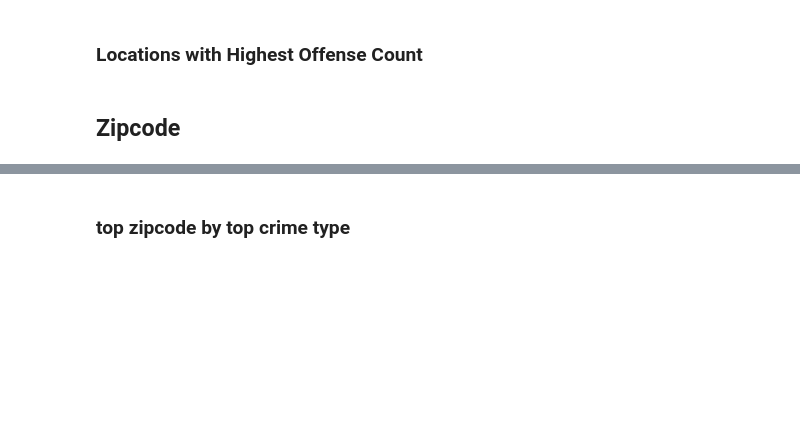
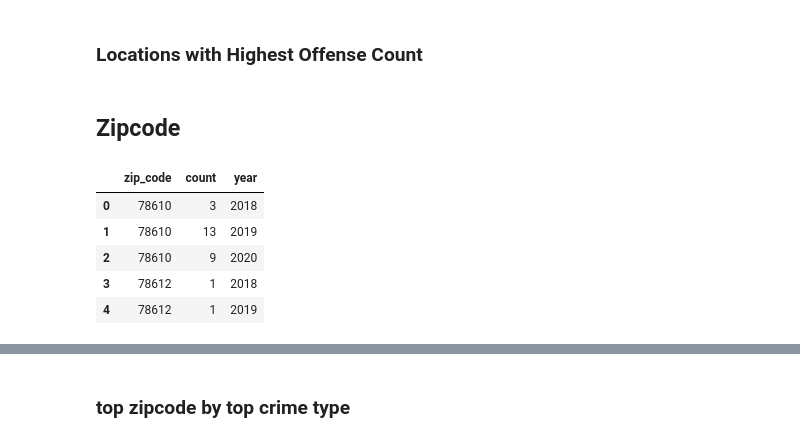
Before and after one commit to DonnieData/austin_crime_EDA, a Jupyter notebook: crime_data_EDA.ipynb, the cells around one changed output, grey strips where cells are left out. Saved outputs shown, nothing was run; the diff lists cells and outputs as text; code cells hidden in the pictures; blank space fills up the shorter version.

```diff
--- a/crime_data_EDA.ipynb
+++ b/crime_data_EDA.ipynb
@@ -589,5 +590,24 @@ loc_frame.to_csv('loc_frame.csv',index=False)
 ### Locations with Highest Offense Count
 # %% [markdown]
 ## Zipcode
+# %%
+zip_reports_year = db_frame(''' SELECT zip_code,
+                    COUNT(*),
+                    EXTRACT(YEAR FROM occurred_date) as year
+                    FROM crime_incidents
+                    GROUP BY year, zip_code
+                    ORDER BY zip_code
+        ;''')
+
+zip_reports_year['year'] = zip_reports_year['year'].apply(lambda x: str(x))
+zip_reports_year['year'] = zip_reports_year['year'].apply(lambda x: x[:-2])
+zip_reports_year.head()
+# %% [output]
+|  | zip_code | count | year |
+| 0 | 78610 | 3 | 2018 |
+| 1 | 78610 | 13 | 2019 |
+| 2 | 78610 | 9 | 2020 |
+| 3 | 78612 | 1 | 2018 |
+| 4 | 78612 | 1 | 2019 |
 # %%
 reports_by_zip = db_frame('''SELECT zip_code,
```
Also changed, not shown: parts of 11 cells of this notebook, 2 other files.
